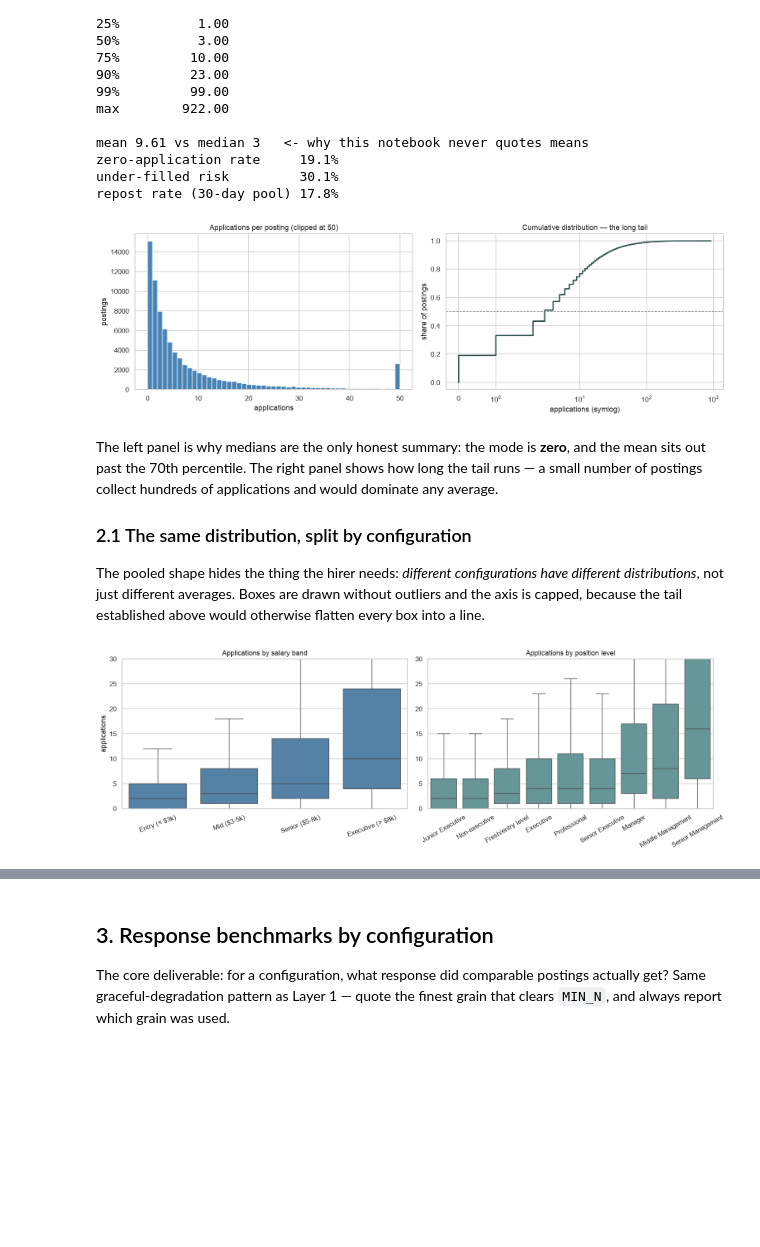
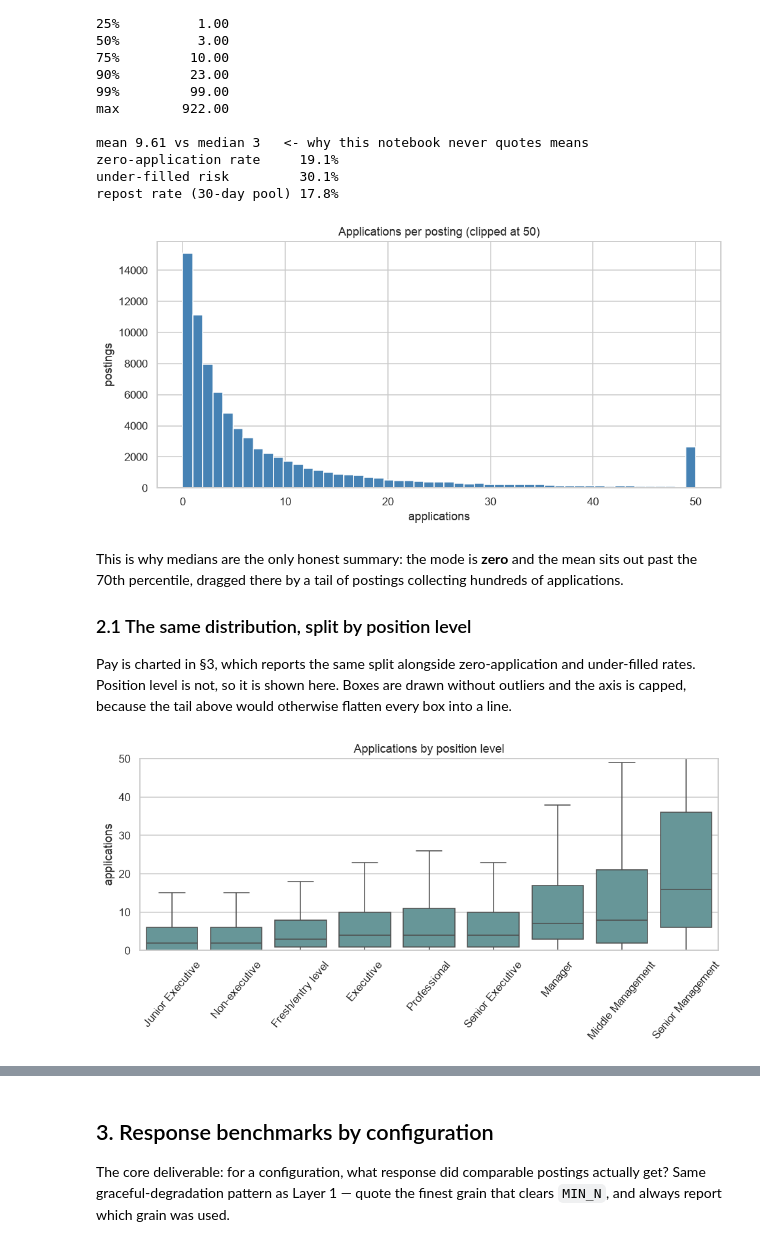
Before and after one commit to bomberblue/job-analytics-dashboard, a Jupyter notebook: notebooks/hirer_layer2_analysis.ipynb, the cells around one changed output, grey strips where cells are left out. Cells and saved outputs as stored; diff of their text form; code cells hidden in the pictures; blank space fills up the shorter version.

```diff
--- a/notebooks/hirer_layer2_analysis.ipynb
+++ b/notebooks/hirer_layer2_analysis.ipynb
@@ -215,12 +233,12 @@ strongest proxy the data supports.
 # %%
-first['understaffed'] = first.applications < first.vacancies
+first['under_filled'] = first.applications < first.vacancies
 
 print('Applications, first-cycle cohort:')
 print(first.applications.describe(percentiles=[.1, .25, .5, .75, .9, .99]).round(2).to_string())
 print(f'\nmean {first.applications.mean():.2f} vs median {first.applications.median():.0f}'
       '   <- why this notebook never quotes means')
 print(f'zero-application rate     {(first.applications == 0).mean():.1%}')
-print(f'under-filled risk         {first.understaffed.mean():.1%}')
+print(f'under-filled risk         {first.under_filled.mean():.1%}')
 print(f'repost rate (30-day pool) {repost_pool.is_repost.mean():.1%}')
 # %% [output]
 Applications, first-cycle cohort:
@@ -241,60 +259,37 @@ zero-application rate     19.1%
 under-filled risk         30.1%
 repost rate (30-day pool) 17.8%
 # %%
-fig, axes = plt.subplots(1, 2, figsize=(14, 4.5))
-
-axes[0].hist(first.applications.clip(0, 50), bins=51, color='steelblue')
-axes[0].set_title('Applications per posting (clipped at 50)')
-axes[0].set_xlabel('applications')
-axes[0].set_ylabel('postings')
-
-srt = np.sort(first.applications.values)
-axes[1].plot(srt, np.arange(1, len(srt) + 1) / len(srt), lw=2, color='darkslategray')
-axes[1].set_xscale('symlog')
-axes[1].set_title('Cumulative distribution — the long tail')
-axes[1].set_xlabel('applications (symlog)')
-axes[1].set_ylabel('share of postings')
-axes[1].axhline(0.5, ls='--', c='grey', lw=1)
-
+fig, ax = plt.subplots(figsize=(9, 4.5))
+ax.hist(first.applications.clip(0, 50), bins=51, color='steelblue')
+ax.set_title('Applications per posting (clipped at 50)')
+ax.set_xlabel('applications')
+ax.set_ylabel('postings')
 plt.tight_layout()
 plt.show()
 # %% [output]
-[figure, old version]
+[figure, new version]
 # %% [markdown]
-The left panel is why medians are the only honest summary: the mode is **zero**, and the mean sits
-out past the 70th percentile. The right panel shows how long the tail runs — a small number of
-postings collect hundreds of applications and would dominate any average.
+This is why medians are the only honest summary: the mode is **zero** and the mean sits out past
+the 70th percentile, dragged there by a tail of postings collecting hundreds of applications.
 
-### 2.1 The same distribution, split by configuration
+### 2.1 The same distribution, split by position level
 
-The pooled shape hides the thing the hirer needs: *different configurations have different
-distributions*, not just different averages. Boxes are drawn without outliers and the axis is capped,
-because the tail established above would otherwise flatten every box into a line.
+Pay is charted in §3, which reports the same split alongside zero-application and under-filled
+rates. Position level is not, so it is shown here. Boxes are drawn without outliers and the axis is
+capped, because the tail above would otherwise flatten every box into a line.
 # %%
-bands = [b for b in PAY_LABELS if b in first.pay_band.dropna().unique()]
-
 lvl_order = (first.groupby('position_level', observed=True).applications
                   .median().sort_values().index.tolist())
 
-fig, axes = plt.subplots(1, 2, figsize=(15, 5))
-
-sns.boxplot(data=first[first.pay_band.isin(bands)], x='pay_band', y='applications',
-            order=bands, showfliers=False, color='steelblue', ax=axes[0])
-axes[0].set_ylim(0, 30)
-axes[0].set_title('Applications by pay band')
-axes[0].set_xlabel('')
-axes[0].set_ylabel('applications')
-axes[0].tick_params(axis='x', rotation=20)
-
+fig, ax = plt.subplots(figsize=(9, 4.5))
 sns.boxplot(data=first, x='position_level', y='applications',
-            order=lvl_order, showfliers=False, color='cadetblue', ax=axes[1])
-axes[1].set_ylim(0, 30)
-axes[1].set_title('Applications by position level')
-axes[1].set_xlabel('')
-axes[1].set_ylabel('')
-axes[1].tick_params(axis='x', rotation=30)
-
+            order=lvl_order, showfliers=False, color='cadetblue', ax=ax)
+ax.set_ylim(0, 50)
+ax.set_title('Applications by position level')
+ax.set_xlabel('')
+ax.set_ylabel('applications')
+ax.tick_params(axis='x', rotation=50)
 plt.tight_layout()
 plt.show()
 # %% [output]
-[figure, old version]
+[figure, new version]
```
Also changed, not shown: parts of 35 cells of this notebook, 1 other file.
